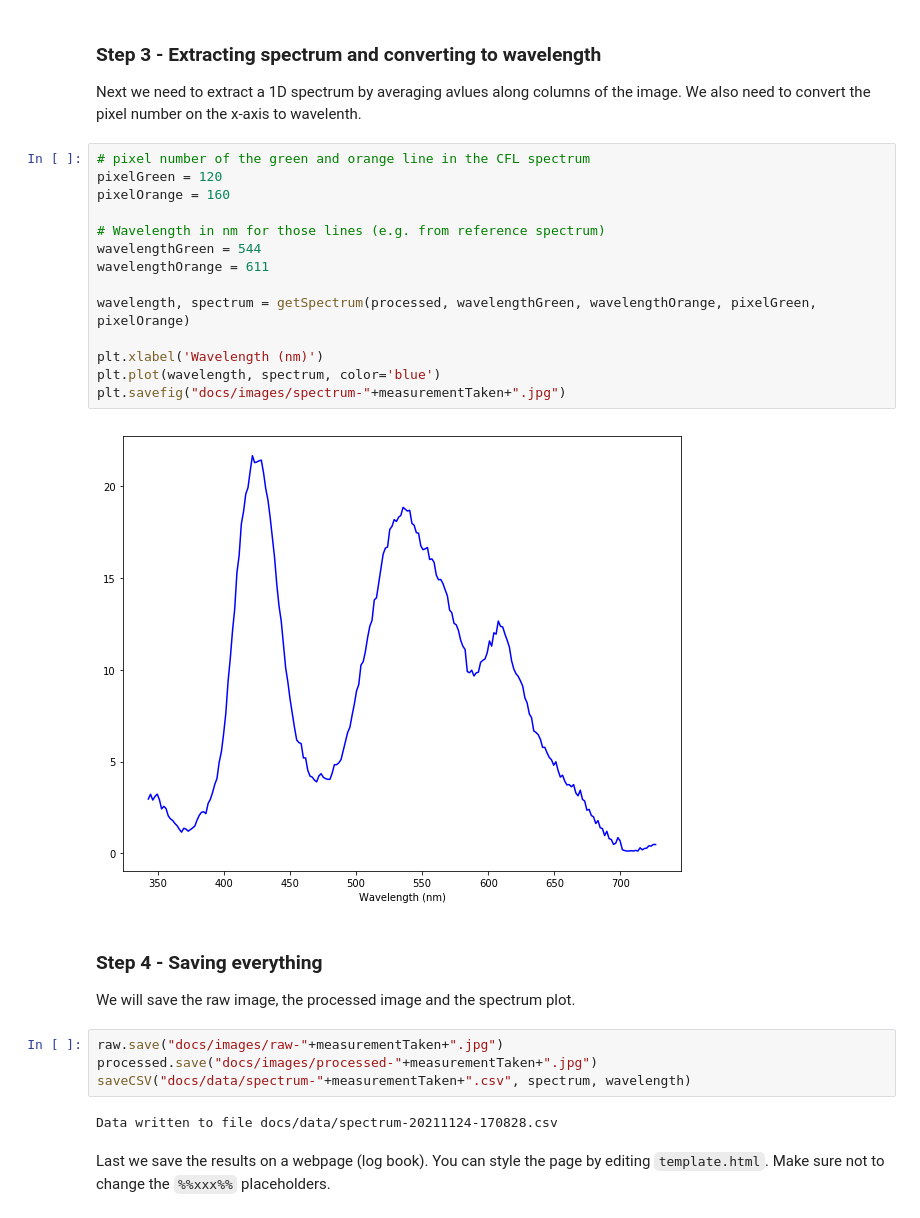
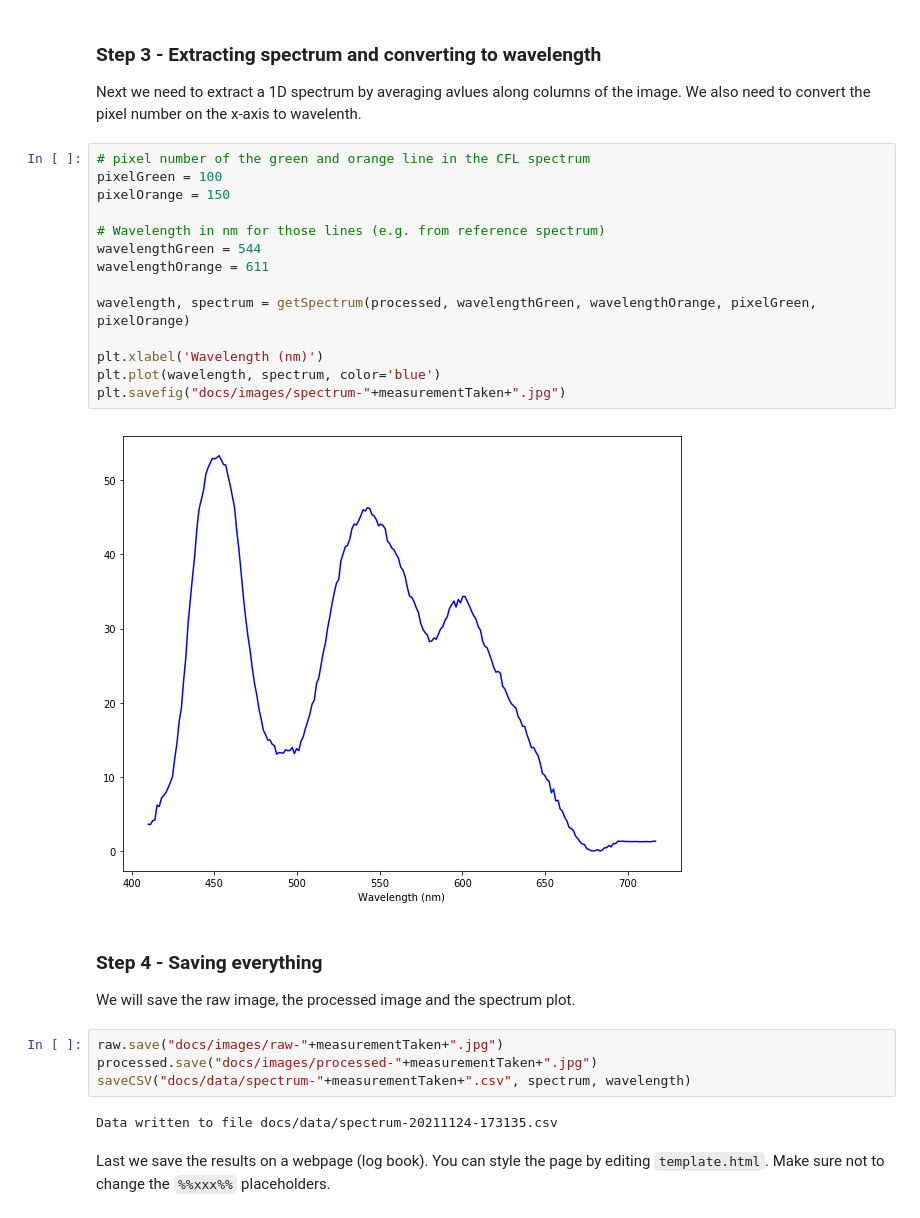
Before and after one commit to apzzd/LegoSpectrometer, a Jupyter notebook: SpectrometerControl.ipynb, the cells around one changed output. Saved outputs shown, nothing was run; the diff lists cells and outputs as text.

Commit message:
demo spectrum

```diff
--- a/SpectrometerControl.ipynb
+++ b/SpectrometerControl.ipynb
@@ -239,20 +239,20 @@ disp.display(processed.resize((disp.width, disp.height)))
 Next we need to extract a 1D spectrum by averaging avlues along columns of the image. We also need to convert the pixel number on the x-axis to wavelenth.
 # %%
 # pixel number of the green and orange line in the CFL spectrum
-pixelGreen = 120
-pixelOrange = 160
+pixelGreen = 100
+pixelOrange = 150
 
 # Wavelength in nm for those lines (e.g. from reference spectrum)
 wavelengthGreen = 544
 wavelengthOrange = 611
 
 wavelength, spectrum = getSpectrum(processed, wavelengthGreen, wavelengthOrange, pixelGreen, pixelOrange)
 
 plt.xlabel('Wavelength (nm)')
 plt.plot(wavelength, spectrum, color='blue')
 plt.savefig("docs/images/spectrum-"+measurementTaken+".jpg")
 # %% [output]
-[figure, old version]
+[figure, new version]
 # %% [markdown]
 ### Step 4 - Saving everything
 
@@ -262,7 +262,7 @@ raw.save("docs/images/raw-"+measurementTaken+".jpg")
 processed.save("docs/images/processed-"+measurementTaken+".jpg")
 saveCSV("docs/data/spectrum-"+measurementTaken+".csv", spectrum, wavelength)
 # %% [output]
-Data written to file docs/data/spectrum-20211124-170828.csv
+Data written to file docs/data/spectrum-20211124-173135.csv
 # %% [markdown]
 Last we save the results on a webpage (log book). You can style the page by editing `template.html`. Make sure not to change the `%%xxx%%` placeholders.
 # %%
```
Also changed, not shown: parts of 3 cells of this notebook, 7 other files.
